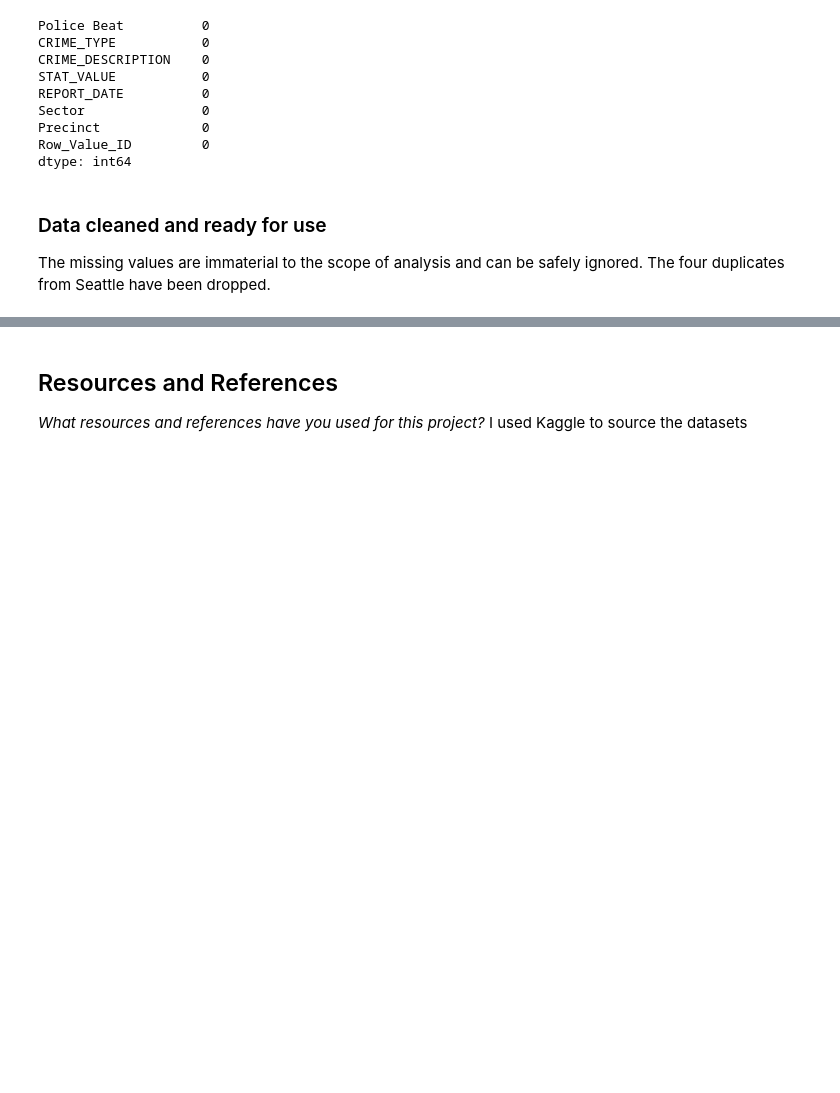
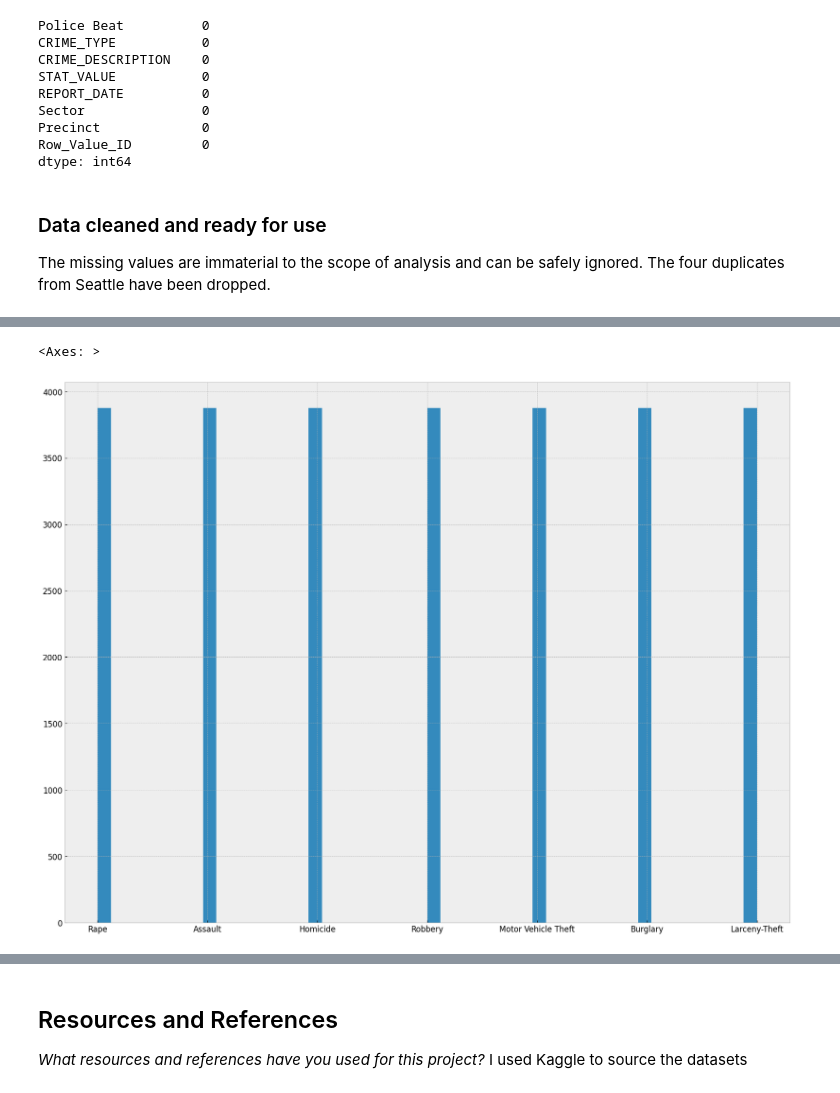
Before and after one commit to IT4063C-Fall23/final-project-jeremylshepherd, a Jupyter notebook: source.ipynb, the cells around one changed output, grey strips where cells are left out. Saved outputs shown, nothing was run; the diff lists cells and outputs as text; code cells hidden in the pictures; blank space fills up the shorter version.

```diff
--- a/source.ipynb
+++ b/source.ipynb
@@ -209,0 +262,5 @@ The missing values are immaterial to the scope of analysis and can be safely ign
+# %%
+seattle_crime_df['CRIME_TYPE'].hist(figsize=(20,15), bins=50)
+# %% [output]
+<Axes: >
+[figure, added]
```
Also changed, not shown: parts of 13 cells of this notebook, 1 other file.
